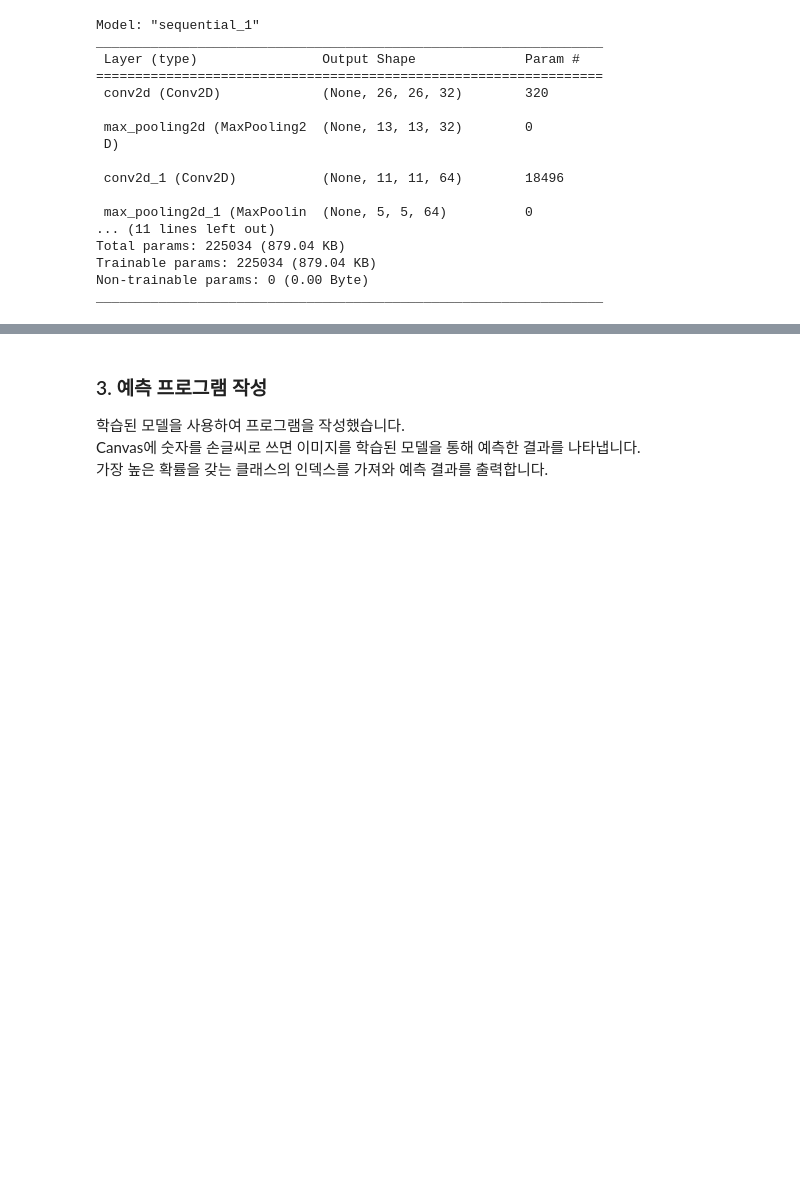
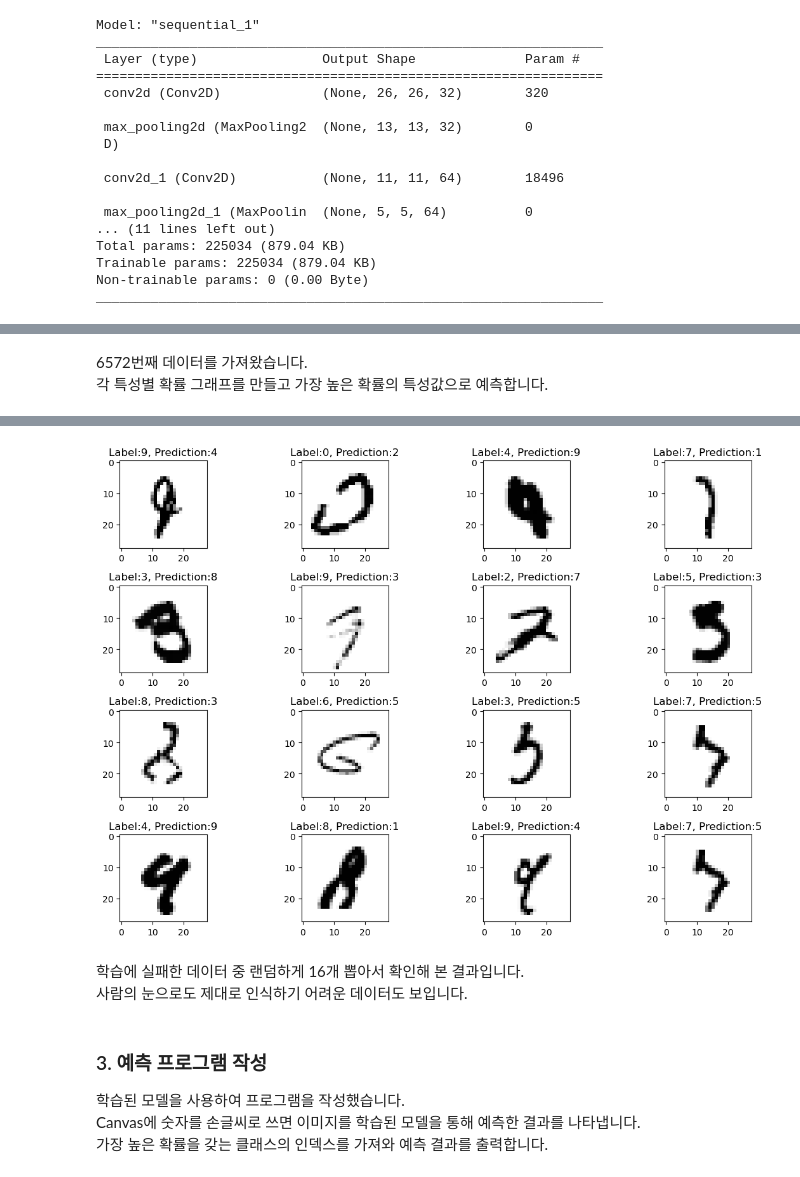
Before and after one commit to Jeong-Seongwon/portfolio, a Jupyter notebook: mnist/숫자 손글씨 딥러닝.ipynb, the cells around one changed output, grey strips where cells are left out. Cells and saved outputs as stored; diff of their text form; code cells hidden in the pictures; blank space fills up the shorter version.

```diff
--- a/mnist/숫자 손글씨 딥러닝.ipynb
+++ b/mnist/숫자 손글씨 딥러닝.ipynb
@@ -176,0 +190,34 @@ plt.show()
+# %% [markdown]
+6572번째 데이터를 가져왔습니다.
+각 특성별 확률 그래프를 만들고 가장 높은 확률의 특성값으로 예측합니다.
+# %%
+import random
+
+predicted_result = model.predict(x_test)
+predicted_labels = np.argmax(predicted_result, axis=1)
+
+test_labels = y_test
+
+wrong_result = []
+
+for n in range(0, len(test_labels)):
+    if predicted_labels[n] != test_labels[n]:
+        wrong_result.append(n)
+
+samples = random.choices(population=wrong_result, k=16)
+
+count = 0
+nrows = ncols = 4
+
+plt.figure(figsize=(12,8))
+
+for n in samples:
+    count += 1
+    plt.subplot(nrows, ncols, count)
+    plt.imshow(x_test[n].reshape(28, 28), cmap='Greys', interpolation='nearest')
+    tmp = "Label:" + str(test_labels[n]) + ", Prediction:" + str(predicted_labels[n])
+    plt.title(tmp)
+
+plt.tight_layout()
+plt.show()
+# %% [output]
@@ -177,3 +225,7 @@ plt.show()
+[figure, added]
+# %% [markdown]
+학습에 실패한 데이터 중 랜덤하게 16개 뽑아서 확인해 본 결과입니다.
+사람의 눈으로도 제대로 인식하기 어려운 데이터도 보입니다.
 # %% [markdown]
 ### 3. 예측 프로그램 작성
 
```
Also changed, not shown: parts of 5 cells of this notebook, 1 other file.
